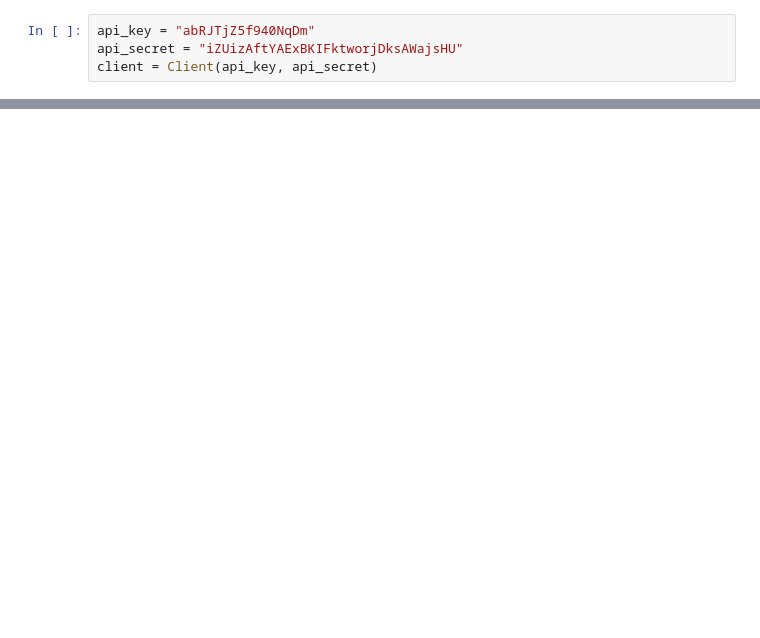
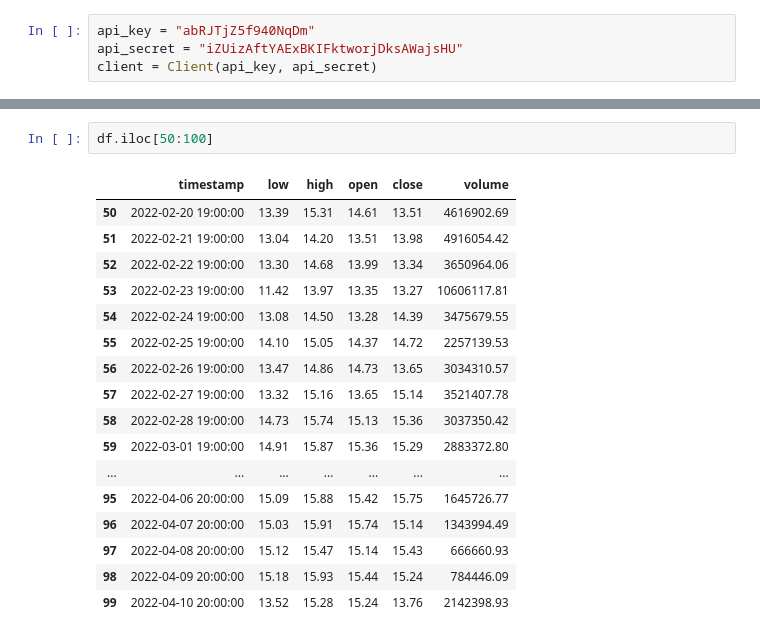
Before and after one commit to huey-nibiru/chainlink-analysis, a Jupyter notebook: coinbase/coinbase_data.ipynb, the cells around one changed output, grey strips where cells are left out. Cells and saved outputs as stored; diff of their text form; blank space fills up the shorter version.

```diff
--- a/coinbase/coinbase_data.ipynb
+++ b/coinbase/coinbase_data.ipynb
@@ -38,0 +70,20 @@ df
+# %%
+df.iloc[50:100]
+# %% [output]
+|  | timestamp | low | high | open | close | volume |
+| 50 | 2022-02-20 19:00:00 | 13.39 | 15.31 | 14.61 | 13.51 | 4616902.69 |
+| 51 | 2022-02-21 19:00:00 | 13.04 | 14.20 | 13.51 | 13.98 | 4916054.42 |
+| 52 | 2022-02-22 19:00:00 | 13.30 | 14.68 | 13.99 | 13.34 | 3650964.06 |
+| 53 | 2022-02-23 19:00:00 | 11.42 | 13.97 | 13.35 | 13.27 | 10606117.81 |
+| 54 | 2022-02-24 19:00:00 | 13.08 | 14.50 | 13.28 | 14.39 | 3475679.55 |
+| 55 | 2022-02-25 19:00:00 | 14.10 | 15.05 | 14.37 | 14.72 | 2257139.53 |
+| 56 | 2022-02-26 19:00:00 | 13.47 | 14.86 | 14.73 | 13.65 | 3034310.57 |
+| 57 | 2022-02-27 19:00:00 | 13.32 | 15.16 | 13.65 | 15.14 | 3521407.78 |
+| 58 | 2022-02-28 19:00:00 | 14.73 | 15.74 | 15.13 | 15.36 | 3037350.42 |
+| 59 | 2022-03-01 19:00:00 | 14.91 | 15.87 | 15.36 | 15.29 | 2883372.80 |
+| ... | ... | ... | ... | ... | ... | ... |
+| 95 | 2022-04-06 20:00:00 | 15.09 | 15.88 | 15.42 | 15.75 | 1645726.77 |
+| 96 | 2022-04-07 20:00:00 | 15.03 | 15.91 | 15.74 | 15.14 | 1343994.49 |
+| 97 | 2022-04-08 20:00:00 | 15.12 | 15.47 | 15.14 | 15.43 | 666660.93 |
+| 98 | 2022-04-09 20:00:00 | 15.18 | 15.93 | 15.44 | 15.24 | 784446.09 |
+| 99 | 2022-04-10 20:00:00 | 13.52 | 15.28 | 15.24 | 13.76 | 2142398.93 |
```
Also changed, not shown: parts of 7 cells of this notebook.
